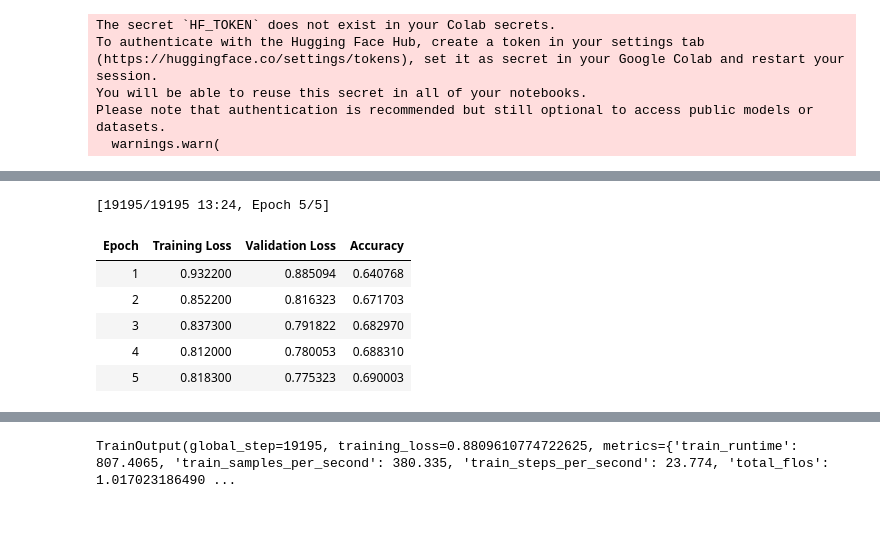
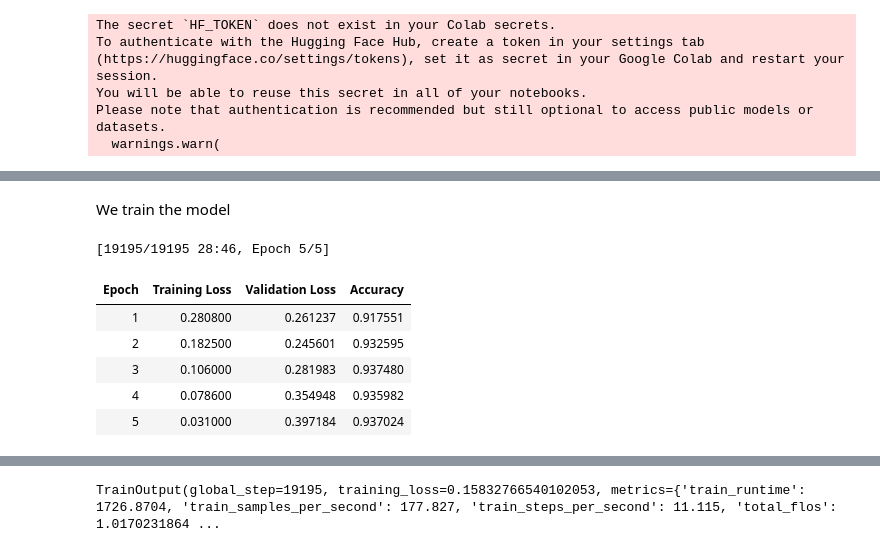
Before and after one commit to Eloiseedwards/Assessment-2, a Jupyter notebook: Isobelle C/DistilBERT.ipynb, the cells around one changed output, grey strips where cells are left out. Saved outputs shown, nothing was run; the diff lists cells and outputs as text; code cells hidden in the pictures; blank space fills up the shorter version.

```diff
--- a/Isobelle C/DistilBERT.ipynb
+++ b/Isobelle C/DistilBERT.ipynb
@@ -59,8 +67,9 @@ unique_new = sorted(list(set(ds2["label_5"])))
 id2label = {i: lab for i, lab in enumerate(unique_new)}
 label2id = {lab: i for i, lab in id2label.items()}
 
-def encode_label(example):
-    example["label"] = label2id[example["label_5"]]
-    return example
+def encode_label(id):
+    id["label"] = label2id[id["label_5"]]
+    return id
 
 ds2 = ds2.map(encode_label)
+print(ds2.column_names)
@@ -86,4 +82,17 @@ You should probably TRAIN this model on a down-stream task to be able to use it
 # %%
+from transformers import AutoModelForSequenceClassification, AutoTokenizer
+
+model_name = "distilbert/distilbert-base-uncased"
+tokenizer = AutoTokenizer.from_pretrained(model_name)
+
+model1 = AutoModelForSequenceClassification.from_pretrained(
+    model_name,
+    num_labels = 5,
+    id2label=id2label,
+    label2id=label2id,
+    ignore_mismatched_sizes=True
+)
+
 def tokenize(batch):
     return tokenizer(batch["input"], truncation=True, padding="max_length", max_length=128)
 
@@ -149,3 +147,5 @@ Successfully installed evaluate-0.4.6
+# %% [markdown]
+We train the model
 # %%
 from transformers import TrainingArguments, Trainer
 import numpy as np
@@ -162,38 +162,39 @@ def compute_metrics(eval_pred):
 training_args = TrainingArguments(
     output_dir="./distilbert_5class",
     eval_strategy="epoch",
     save_strategy="epoch",
-    learning_rate=2e-5,
+    learning_rate=5e-5,
     per_device_train_batch_size=16,
     per_device_eval_batch_size=16,
+
     num_train_epochs=5,
     weight_decay=0.01,
     fp16=True,
     report_to="none"
 )
 
 # Instantiate the custom callback
 train_acc_callback = TrainAccuracyCallback()
 
 trainer = Trainer(
-    model=model,
+    model=model1,
     args=training_args,
     train_dataset=ds2["train"],
     eval_dataset=ds2["test"],
     tokenizer=tokenizer,
     compute_metrics=compute_metrics,
     callbacks=[train_acc_callback] # Pass the instance here
 )
 
 # After the Trainer is initialized, assign the trainer instance to the callback
 train_acc_callback.trainer = trainer
 
 trainer.train()
 # %% [output]
-[19195/19195 13:24, Epoch 5/5]
+[19195/19195 28:46, Epoch 5/5]
 | Epoch | Training Loss | Validation Loss | Accuracy |
-| 1 | 0.932200 | 0.885094 | 0.640768 |
-| 2 | 0.852200 | 0.816323 | 0.671703 |
-| 3 | 0.837300 | 0.791822 | 0.682970 |
-| 4 | 0.812000 | 0.780053 | 0.688310 |
-| 5 | 0.818300 | 0.775323 | 0.690003 |
+| 1 | 0.280800 | 0.261237 | 0.917551 |
+| 2 | 0.182500 | 0.245601 | 0.932595 |
+| 3 | 0.106000 | 0.281983 | 0.937480 |
+| 4 | 0.078600 | 0.354948 | 0.935982 |
+| 5 | 0.031000 | 0.397184 | 0.937024 |
@@ -205 +206 @@ Training Accuracy (epoch 5): 0.6875
-TrainOutput(global_step=19195, training_loss=0.8809610774722625, metrics={'train_runtime': 807.4065, 'train_samples_per_second': 380.335, 'train_steps_per_second': 23.774, 'total_flos': 1.017023186490 ...
+TrainOutput(global_step=19195, training_loss=0.15832766540102053, metrics={'train_runtime': 1726.8704, 'train_samples_per_second': 177.827, 'train_steps_per_second': 11.115, 'total_flos': 1.0170231864 ...
```
Also changed, not shown: parts of 36 cells of this notebook.
